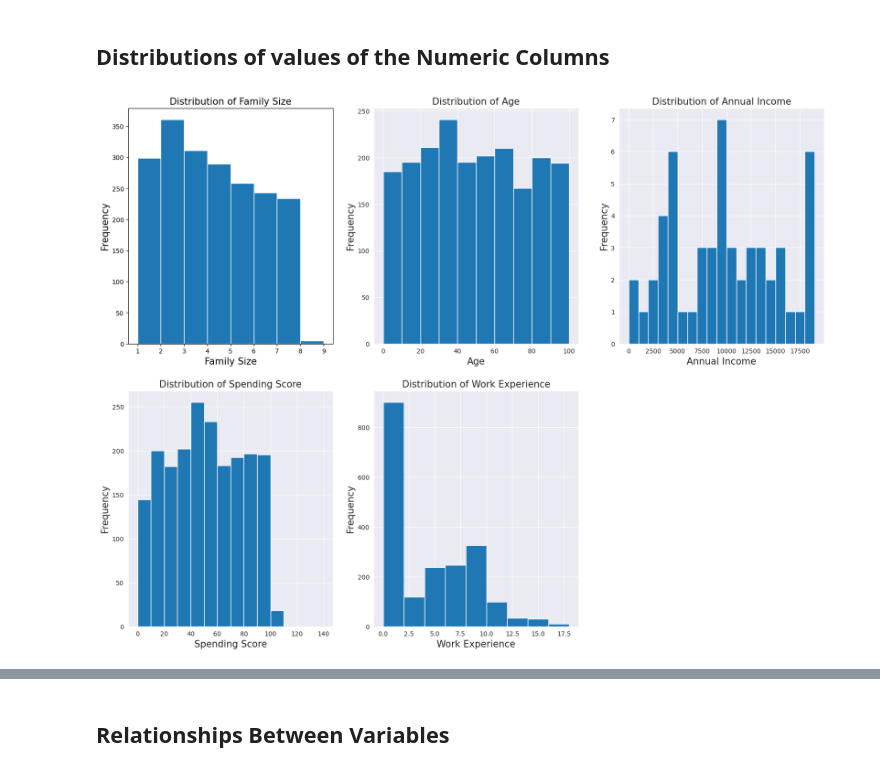
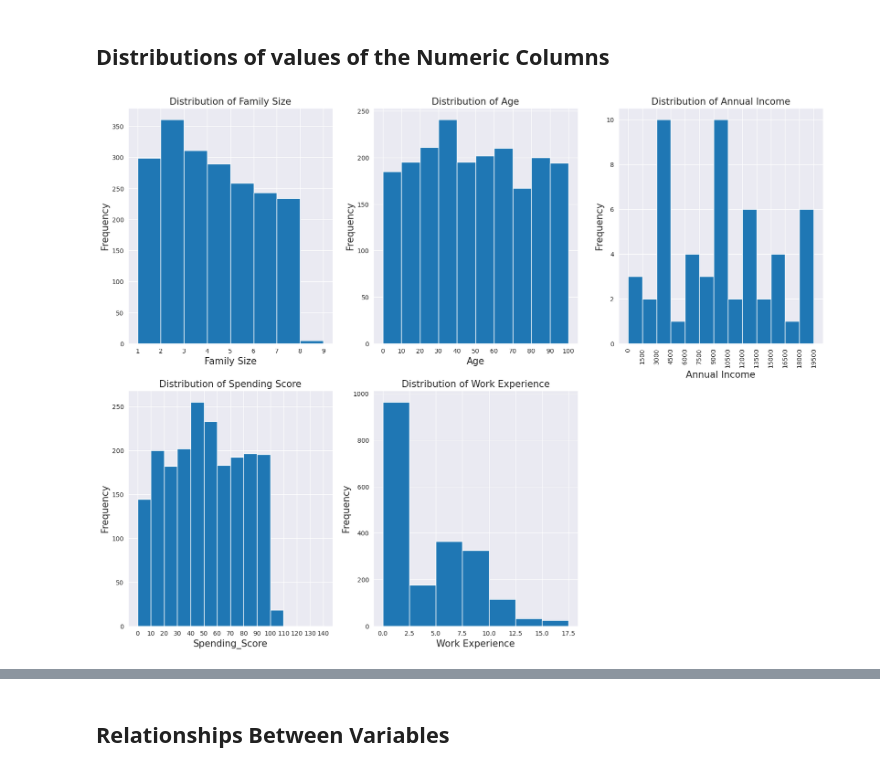
Before and after one commit to somto-ibuodinma/shop_customer_EDA, a Jupyter notebook: Project1/Shop customer EDA.ipynb, the cells around one changed output, grey strips where cells are left out. Cells and saved outputs as stored; diff of their text form; code cells hidden in the pictures.

```diff
--- a/Project1/Shop customer EDA.ipynb
+++ b/Project1/Shop customer EDA.ipynb
@@ -145,46 +159,51 @@ def my_hist(df,col,x_lab=None,y_lab=None,title=None,bins=None):
 # %%
-
+sb.set_style('darkgrid')
 plt.figure(figsize=(20,15))
 #plotting distribution of Family size
 plt.subplot(2,3,1)
-x_lab= 'Family Size'
-y_lab= 'Frequency'
-title= 'Distribution of Family Size'
 bins= np.arange(1,10,1);
-my_hist(df_customer,'Family_Size',x_lab,y_lab,title,bins=bins);
-
+plt.hist(data=df_customer, x= 'Family_Size',bins=bins);#using matplotlib hist()function
+plt.xlabel('Family Size',fontsize=15);
+plt.ylabel('Frequency',fontsize=15);
+plt.title('Distribution of Family Size',fontsize=15);
+plt.xticks(np.arange(1,10,1));
 
 #plotting distribution of Age
 plt.subplot(2,3,2)
-x_lab= 'Age'
-y_lab= 'Frequency'
-title= 'Distribution of Age'
 bins= np.arange(0,110,10);
-my_hist(df_customer,'Age',x_lab,y_lab,title,bins=bins);
+plt.hist(data=df_customer, x= 'Age',bins=bins);#using matplotlib hist()function
+plt.xlabel('Age',fontsize=15);
+plt.ylabel('Frequency',fontsize=15);
+plt.title('Distribution of Age',fontsize=15);
+plt.xticks(np.arange(0,110,10));
 
 #plotting distribution of Annual income
 plt.subplot(2,3,3)
-x_lab= 'Annual Income'
-y_lab= 'Frequency'
-title= 'Distribution of Annual Income'
-bins= np.arange(0,20000,1000);
-my_hist(df_customer,'Annual_Income',x_lab,y_lab,title,bins=bins);
-
+bins= np.arange(0,20000,1500);
+plt.hist(data=df_customer, x= 'Annual_Income',bins=bins);#using matplotlib hist()function
+plt.xlabel('Annual Income',fontsize=15);
+plt.ylabel('Frequency',fontsize=15);
+plt.title('Distribution of Annual Income',fontsize=15);
+plt.xticks(np.arange(0,20000,1500),rotation= 90);
 
 #plotting distribution of Spending score
 plt.subplot(2,3,4)
-x_lab= 'Spending Score'
-y_lab= 'Frequency'
-title= 'Distribution of Spending Score'
 bins= np.arange(0,150,10);
-my_hist(df_customer,'Spending_Score',x_lab,y_lab,title,bins);
+plt.hist(data=df_customer, x= 'Spending_Score',bins=bins);#using matplotlib hist()function
+plt.xlabel('Spending_Score',fontsize=15);
+plt.ylabel('Frequency',fontsize=15);
+plt.title('Distribution of Spending Score',fontsize=15);
+plt.xticks(np.arange(0,150,10));
+
+
 
 #plotting distribution of Work Experience
 plt.subplot(2,3,5)
-x_lab= 'Work Experience'
-y_lab= 'Frequency'
-title= 'Distribution of Work Experience'
-bins= np.arange(0,20,2);
-my_hist(df_customer,'Work_Experience',x_lab,y_lab,title,bins);
+bins= np.arange(0,20,2.5);
+plt.hist(data=df_customer, x= 'Work_Experience',bins=bins);#using matplotlib hist()function
+plt.xlabel('Work Experience',fontsize=15);
+plt.ylabel('Frequency',fontsize=15);
+plt.title('Distribution of Work Experience',fontsize=15);
+plt.xticks(np.arange(0,20,2.5));
 # %% [output]
-[figure, old version]
+[figure, new version]
```
Also changed, not shown: parts of 43 cells of this notebook, 3 other files.
